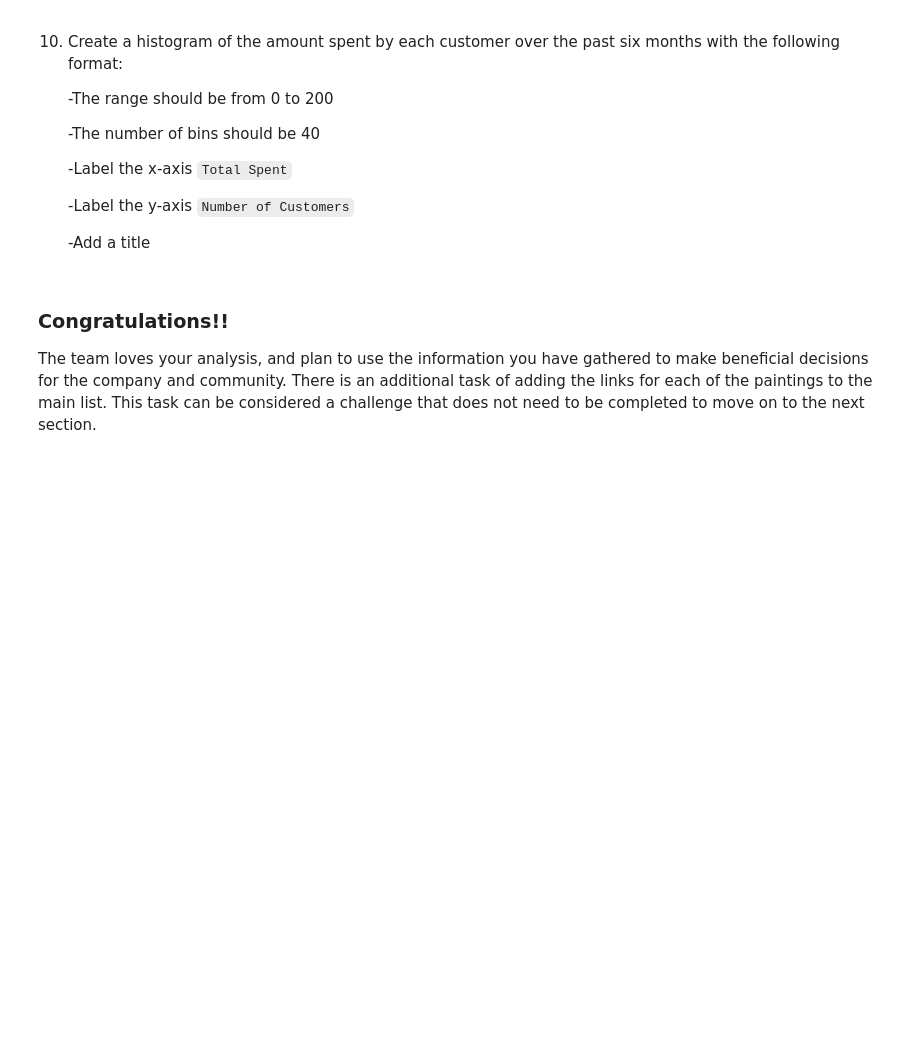
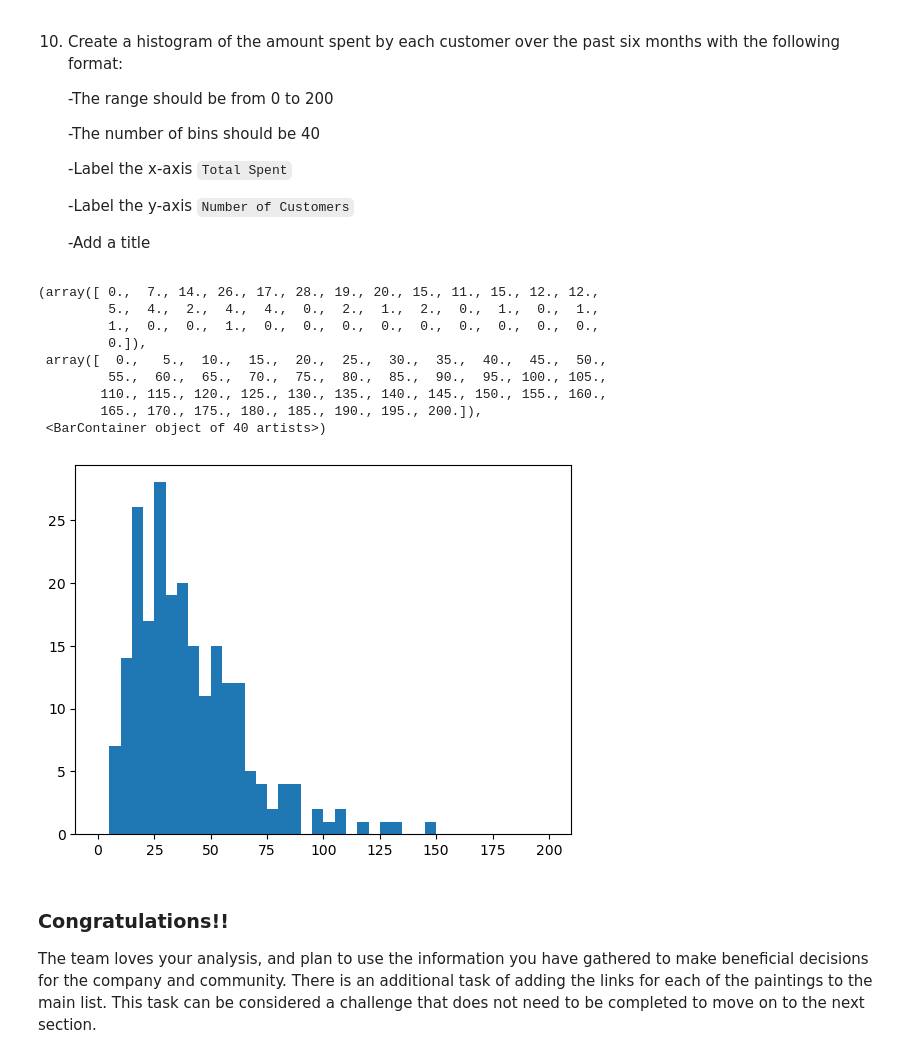
Before and after one commit to maximilianjun/food-wheel-mini-project-2, a Jupyter notebook: foodwheel_project.ipynb, the cells around one changed output. Cells and saved outputs as stored; diff of their text form; code cells hidden in the pictures; blank space fills up the shorter version.

```diff
--- a/foodwheel_project.ipynb
+++ b/foodwheel_project.ipynb
@@ -156,0 +137,3 @@ plt.show()
+# %%
+customer_amount = orders.groupby("customer_id").price.sum().reset_index()
+customer_amount.head()
@@ -166,6 +156,21 @@ plt.show()
      -Label the y-axis `Number of Customers`
 
      -Add a title
+# %%
+plt.hist(customer_amount.price.values,
+        range=(0, 200),
+        bins=40)
+# %% [output]
+(array([ 0.,  7., 14., 26., 17., 28., 19., 20., 15., 11., 15., 12., 12.,
+         5.,  4.,  2.,  4.,  4.,  0.,  2.,  1.,  2.,  0.,  1.,  0.,  1.,
+         1.,  0.,  0.,  1.,  0.,  0.,  0.,  0.,  0.,  0.,  0.,  0.,  0.,
+         0.]),
+ array([  0.,   5.,  10.,  15.,  20.,  25.,  30.,  35.,  40.,  45.,  50.,
+         55.,  60.,  65.,  70.,  75.,  80.,  85.,  90.,  95., 100., 105.,
+        110., 115., 120., 125., 130., 135., 140., 145., 150., 155., 160.,
+        165., 170., 175., 180., 185., 190., 195., 200.]),
+ <BarContainer object of 40 artists>)
+[figure, added]
 # %% [markdown]
 ### Congratulations!!
 
```
Also changed, not shown: parts of 4 cells of this notebook.
